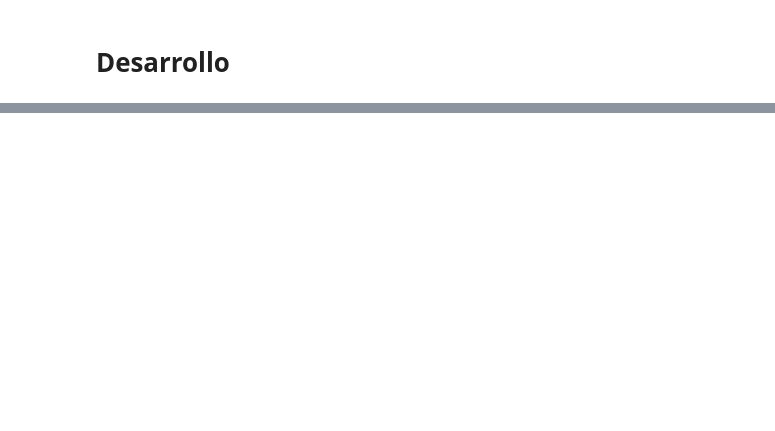
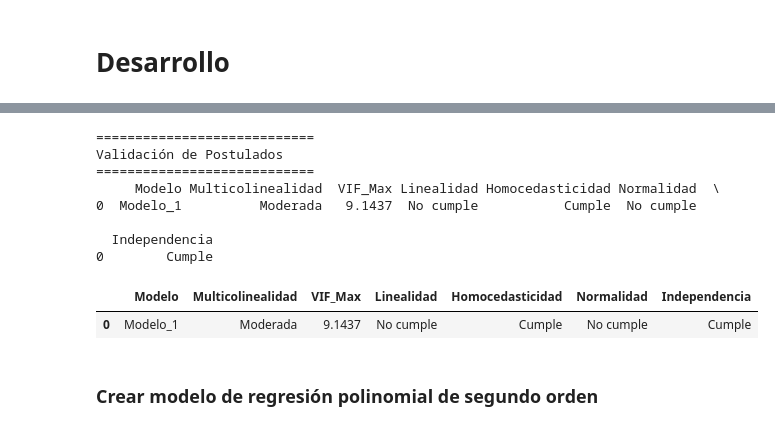
Before and after one commit to rpizarrog/Libro-Aprendizaje-Automatico.-Casos-de-Estudio-con-R-y-Python, a Jupyter notebook: Python NoteBooks/Caso_regresión_polinomial_múltiple_con_datos_de_rendimiento_académico.ipynb, the cells around one changed output, grey strips where cells are left out. Cells and saved outputs as stored; diff of their text form; code cells hidden in the pictures; blank space fills up the shorter version.

```diff
--- a/Python NoteBooks/Caso_regresión_polinomial_múltiple_con_datos_de_rendimiento_académico.ipynb
+++ b/Python NoteBooks/Caso_regresión_polinomial_múltiple_con_datos_de_rendimiento_académico.ipynb
@@ -42,0 +2520,2 @@ De igual forma el documento *notebook* puede encontrarse en el servicio *github.
+# %%
+modelo_RLM = f_construir_modelo_RLM_statsmodels(datos_entrenamiento, "rendimiento_academico")
@@ -42,0 +2544,15 @@ De igual forma el documento *notebook* puede encontrarse en el servicio *github.
+# %%
+f_validar_postulados_modelos (modelo_RLM)
+# %% [output]
+============================
+Validación de Postulados
+============================
+     Modelo Multicolinealidad  VIF_Max Linealidad Homocedasticidad Normalidad  \
+0  Modelo_1          Moderada   9.1437  No cumple           Cumple  No cumple
+
+  Independencia
+0        Cumple
+|  | Modelo | Multicolinealidad | VIF_Max | Linealidad | Homocedasticidad | Normalidad | Independencia |
+| 0 | Modelo_1 | Moderada | 9.1437 | No cumple | Cumple | No cumple | Cumple |
+# %% [markdown]
+### Crear modelo de regresión polinomial de segundo orden
```
Also changed, not shown: parts of 44 cells of this notebook.
